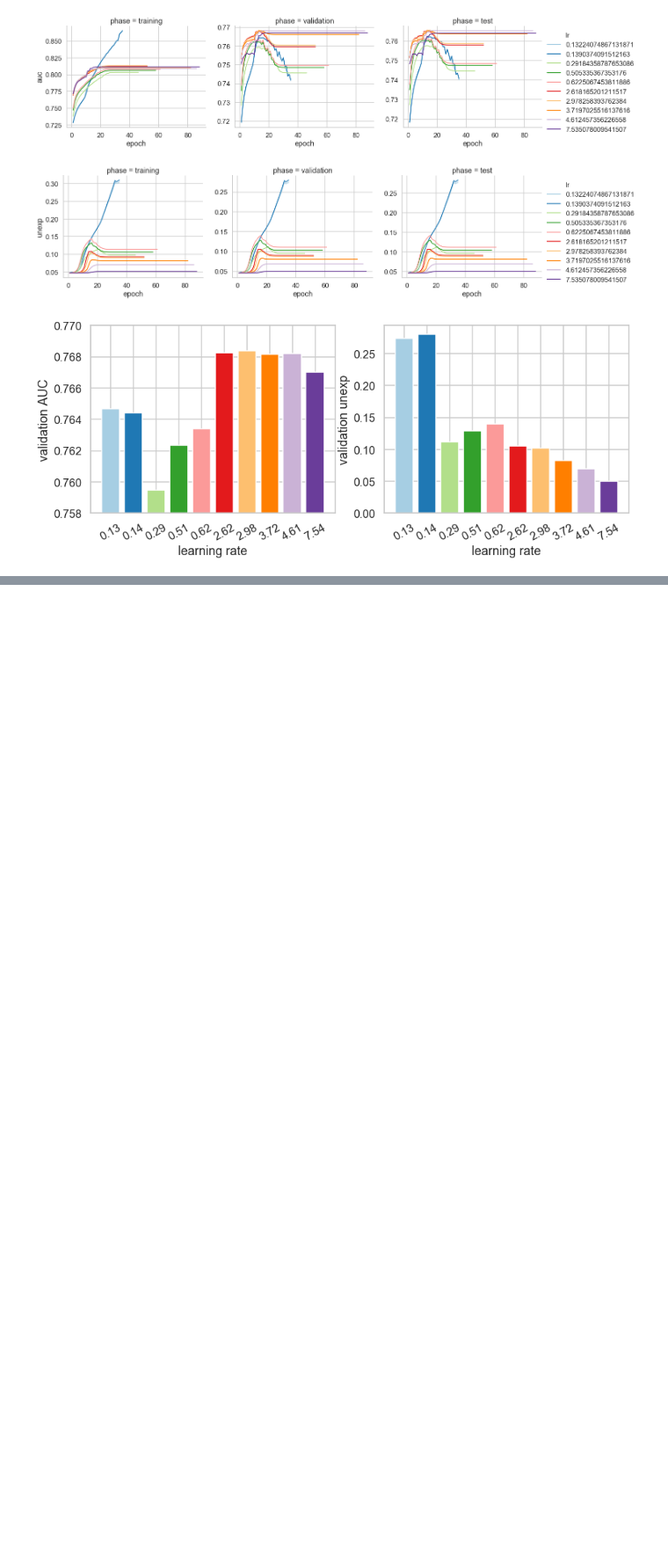
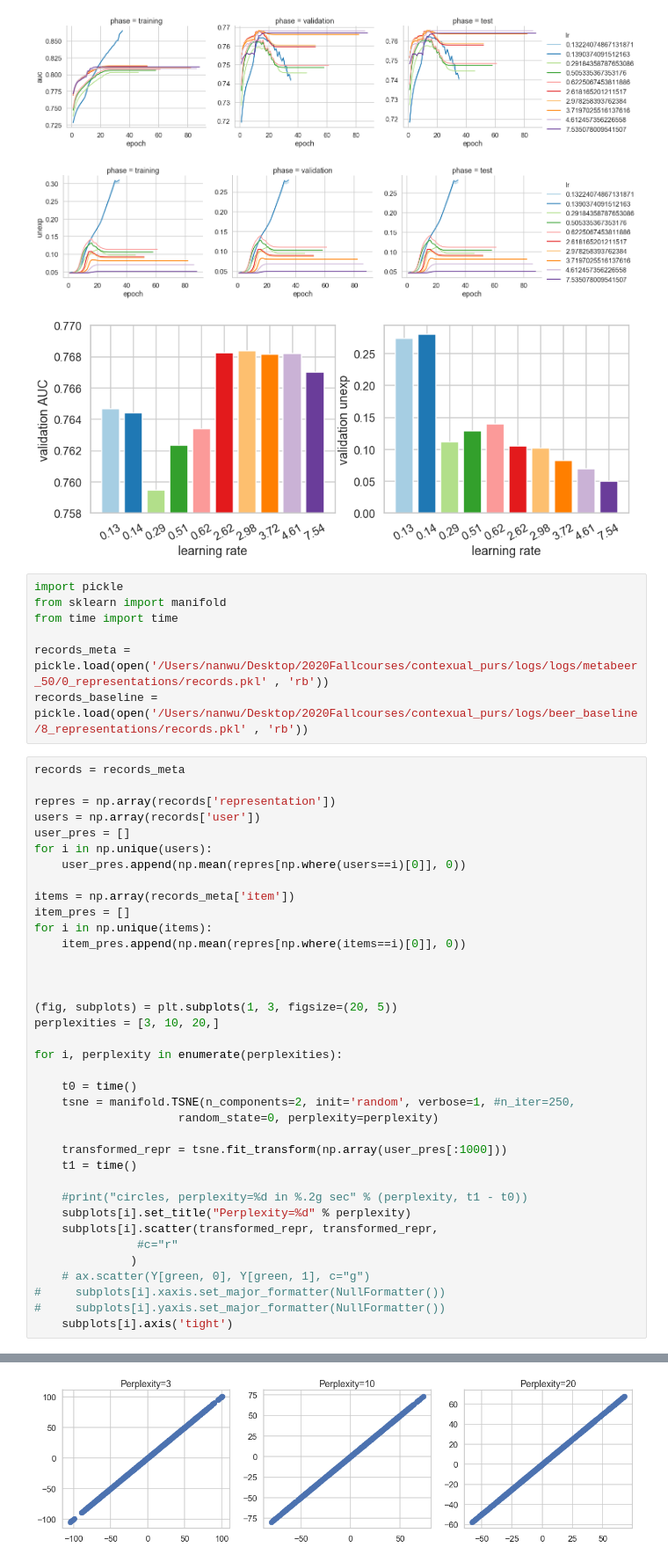
Before and after one commit to seyiqi/contexual_purs, a Jupyter notebook: notebooks/beer_results_analysis.ipynb, the cells around one changed output, grey strips where cells are left out. Shown at 88% size. Drawn from its saved outputs; the diff is of its cells as text; blank space fills up the shorter version.

Commit message:
tsne ..

```diff
--- a/notebooks/beer_results_analysis.ipynb
+++ b/notebooks/beer_results_analysis.ipynb
@@ -82,3 +82,48 @@ table_huge, best_val = visual_hypertuning_results(path)
 [figure]
 [figure]
 [figure]
+# %%
+import pickle
+from sklearn import manifold
+from time import time
+
+records_meta = pickle.load(open('/Users/nanwu/Desktop/2020Fallcourses/contexual_purs/logs/logs/metabeer_50/0_representations/records.pkl' , 'rb'))
+records_baseline = pickle.load(open('/Users/nanwu/Desktop/2020Fallcourses/contexual_purs/logs/beer_baseline/8_representations/records.pkl' , 'rb'))
+# %%
+records = records_meta
+
+repres = np.array(records['representation'])
+users = np.array(records['user'])
+user_pres = []
+for i in np.unique(users):
+    user_pres.append(np.mean(repres[np.where(users==i)[0]], 0))
+
+items = np.array(records_meta['item'])
+item_pres = []
+for i in np.unique(items):
+    item_pres.append(np.mean(repres[np.where(items==i)[0]], 0))
+
+
+
+(fig, subplots) = plt.subplots(1, 3, figsize=(20, 5))
+perplexities = [3, 10, 20,]
+
+for i, perplexity in enumerate(perplexities):
+
+    t0 = time()
+    tsne = manifold.TSNE(n_components=2, init='random', verbose=1, #n_iter=250,
+                     random_state=0, perplexity=perplexity)
+
+    transformed_repr = tsne.fit_transform(np.array(user_pres[:1000]))
+    t1 = time()
+
+    #print("circles, perplexity=%d in %.2g sec" % (perplexity, t1 - t0))
+    subplots[i].set_title("Perplexity=%d" % perplexity)
+    subplots[i].scatter(transformed_repr, transformed_repr,
+               #c="r"
+              )
+    # ax.scatter(Y[green, 0], Y[green, 1], c="g")
+#     subplots[i].xaxis.set_major_formatter(NullFormatter())
+#     subplots[i].yaxis.set_major_formatter(NullFormatter())
+    subplots[i].axis('tight')
+# %% [output]
@@ -84,0 +147 @@ table_huge, best_val = visual_hypertuning_results(path)
+[figure, added]
```
Also changed, not shown: parts of 7 cells of this notebook, 2 other files.
